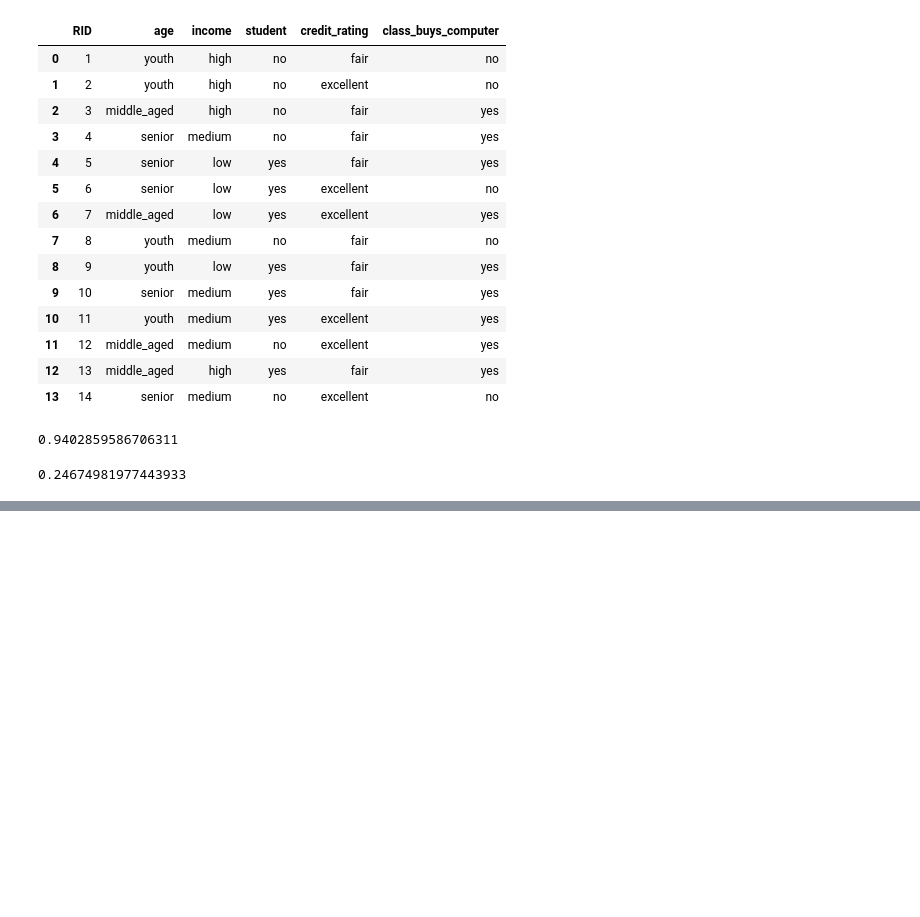
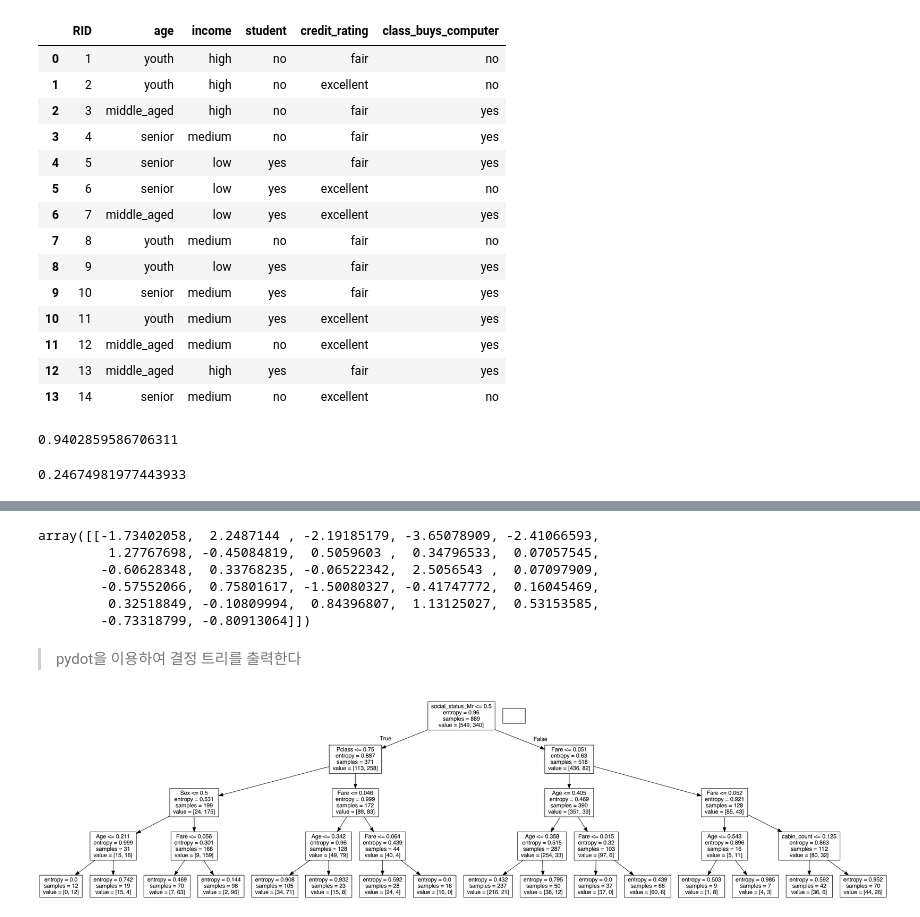
Before and after one commit to jsw6872/DataScience-ML-Spring, a Jupyter notebook: teamlabxinflearn/week_14/DT/dt.ipynb, the cells around one changed output, grey strips where cells are left out. Drawn from its saved outputs; the diff is of its cells as text; code cells hidden in the pictures; blank space fills up the shorter version.

Commit message:
update dt with sklearn

```diff
--- a/teamlabxinflearn/week_14/DT/dt.ipynb
+++ b/teamlabxinflearn/week_14/DT/dt.ipynb
@@ -65,0 +246,3 @@ get_info(pd_data) - get_attribute_info(pd_data, "age")
+# %%
+X_train = X[:len(train_id)]
+X_test = X[len(train_id):]
@@ -65,0 +256,2 @@ get_info(pd_data) - get_attribute_info(pd_data, "age")
+# %%
+algorithmes = [LogisticRegression(), DecisionTreeClassifier()]
@@ -65,0 +277,13 @@ get_info(pd_data) - get_attribute_info(pd_data, "age")
+# %%
+from sklearn.model_selection import GridSearchCV
+from sklearn.metrics import classification_report, accuracy_score
+
+scoring = ['accuracy']
+estimator_results = []
+for i, (estimator, params) in enumerate(zip(algorithmes,params)):
+    gs_estimator = GridSearchCV(
+            refit="accuracy", estimator=estimator,param_grid=params, scoring=scoring, cv=5, verbose=1, n_jobs=4)
+    print(gs_estimator)
+
+    gs_estimator.fit(X_train, y)
+    estimator_results.append(gs_estimator)
@@ -65,0 +371,30 @@ get_info(pd_data) - get_attribute_info(pd_data, "age")
+# %%
+estimator_results[0].best_estimator_.coef_
+# %% [output]
+array([[-1.73402058,  2.2487144 , -2.19185179, -3.65078909, -2.41066593,
+         1.27767698, -0.45084819,  0.5059603 ,  0.34796533,  0.07057545,
+        -0.60628348,  0.33768235, -0.06522342,  2.5056543 ,  0.07097909,
+        -0.57552066,  0.75801617, -1.50080327, -0.41747772,  0.16045469,
+         0.32518849, -0.10809994,  0.84396807,  1.13125027,  0.53153585,
+        -0.73318799, -0.80913064]])
+# %% [markdown]
+> pydot을 이용하여 결정 트리를 출력한다
+# %%
+best_tree = estimator_results[1].best_estimator_
+column_names=  pd.get_dummies(all_df).columns
+# %%
+import pydotplus
+from six import StringIO
+from sklearn import tree
+from sklearn.tree import export_graphviz
+
+dot_data = StringIO()
+tree.export_graphviz(best_tree, out_file=dot_data, feature_names=column_names)
+
+graph = pydotplus.pydotplus.graph_from_dot_data(dot_data.getvalue())
+graph.write_png("titanic.png")
+
+from IPython.core.display import Image
+Image(filename='titanic.png')
+# %% [output]
+[figure, added]
```
Also changed, not shown: parts of 35 cells of this notebook, 1 other file.
